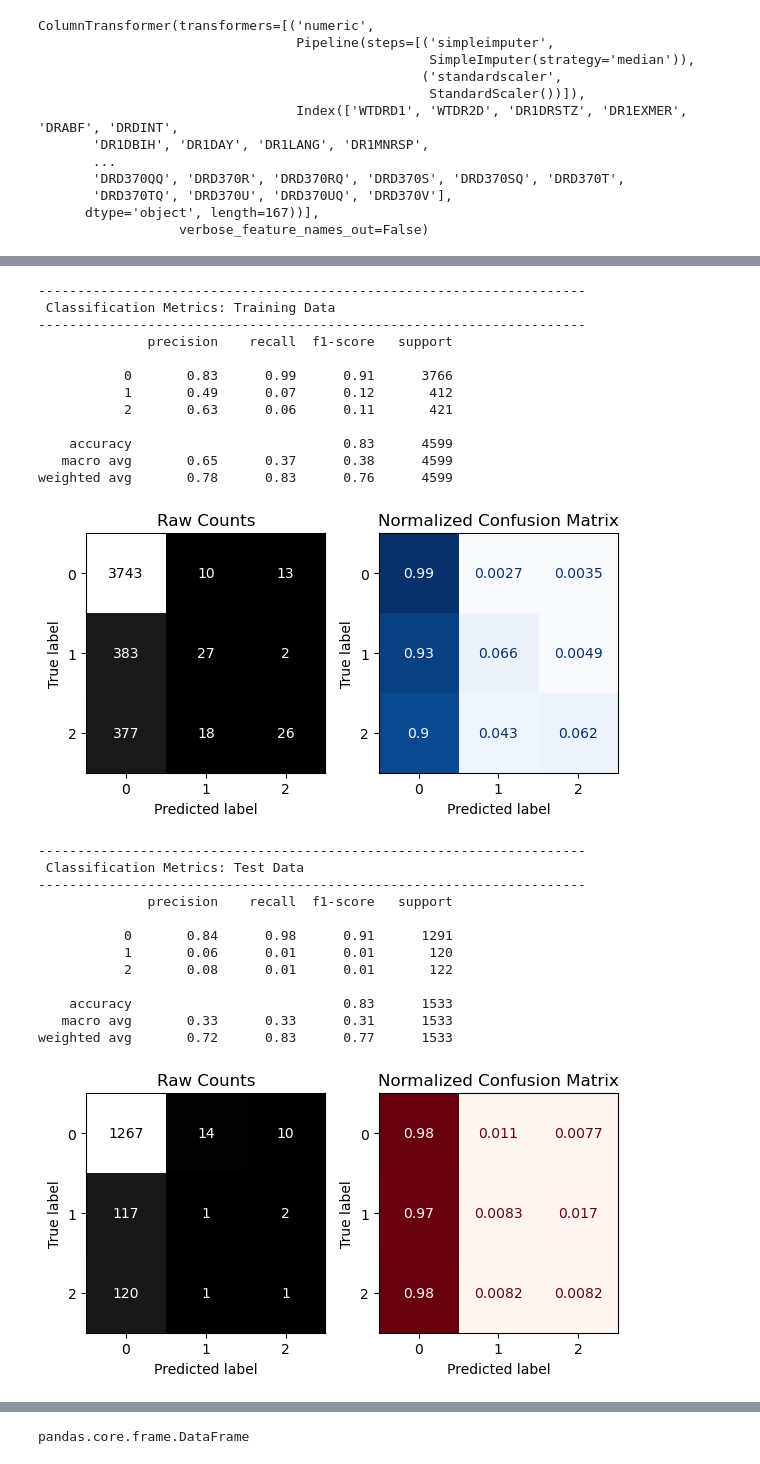
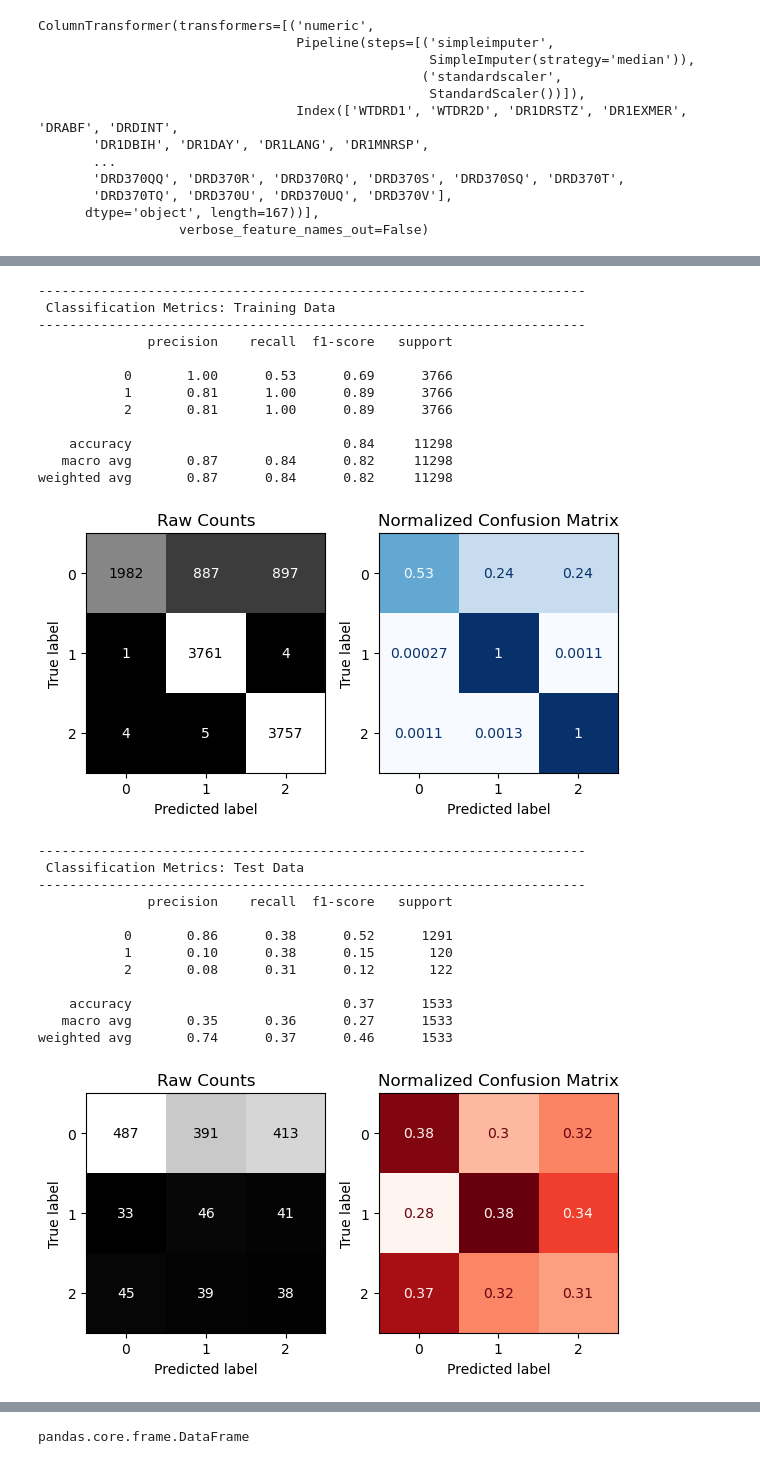
Before and after one commit to 808hanronald/W-16-Core, a Jupyter notebook: W16 Core 1.ipynb, the cells around one changed output, grey strips where cells are left out. Drawn from its saved outputs; the diff is of its cells as text; code cells hidden in the pictures.

Commit message:
added smote

```diff
--- a/W16 Core 1.ipynb
+++ b/W16 Core 1.ipynb
@@ -223,0 +233,5 @@ X_train_tf.head()
+# %%
+from imblearn.over_sampling import SMOTE,SMOTENC
+smote = SMOTE()
+X_train_sm, y_train_sm = smote.fit_resample(X_train_tf,y_train)
+y_train_sm.value_counts()
@@ -224,7 +243,7 @@ X_train_tf.head()
 # %%
 knn = KNeighborsClassifier()
 
-knn_pipe = make_pipeline(preprocessor, knn)
+knn_pipe = make_pipeline(knn)
 
-knn_pipe.fit(X_train,y_train)
+knn_pipe.fit(X_train_sm,y_train_sm)
 # %% [output]
@@ -251,30 +257,30 @@ Wall time: 59.8 ms
 # %%
 %%time
-evaluate_classification(knn_pipe,X_train,y_train,X_test,y_test)
+evaluate_classification(knn_pipe,X_train_sm,y_train_sm,X_test_tf,y_test)
 # %% [output]
 ----------------------------------------------------------------------
  Classification Metrics: Training Data
 ----------------------------------------------------------------------
               precision    recall  f1-score   support
 
-           0       0.83      0.99      0.91      3766
-           1       0.49      0.07      0.12       412
-           2       0.63      0.06      0.11       421
+           0       1.00      0.53      0.69      3766
+           1       0.81      1.00      0.89      3766
+           2       0.81      1.00      0.89      3766
 
-    accuracy                           0.83      4599
-   macro avg       0.65      0.37      0.38      4599
-weighted avg       0.78      0.83      0.76      4599
+    accuracy                           0.84     11298
+   macro avg       0.87      0.84      0.82     11298
+weighted avg       0.87      0.84      0.82     11298
-[figure, old version]
+[figure, new version]
 ----------------------------------------------------------------------
  Classification Metrics: Test Data
 ----------------------------------------------------------------------
               precision    recall  f1-score   support
 
-           0       0.84      0.98      0.91      1291
-           1       0.06      0.01      0.01       120
-           2       0.08      0.01      0.01       122
+           0       0.86      0.38      0.52      1291
+           1       0.10      0.38      0.15       120
+           2       0.08      0.31      0.12       122
 
-    accuracy                           0.83      1533
-   macro avg       0.33      0.33      0.31      1533
-weighted avg       0.72      0.83      0.77      1533
+    accuracy                           0.37      1533
+   macro avg       0.35      0.36      0.27      1533
+weighted avg       0.74      0.37      0.46      1533
-[figure, old version]
+[figure, new version]
```
Also changed, not shown: parts of 12 cells of this notebook.
